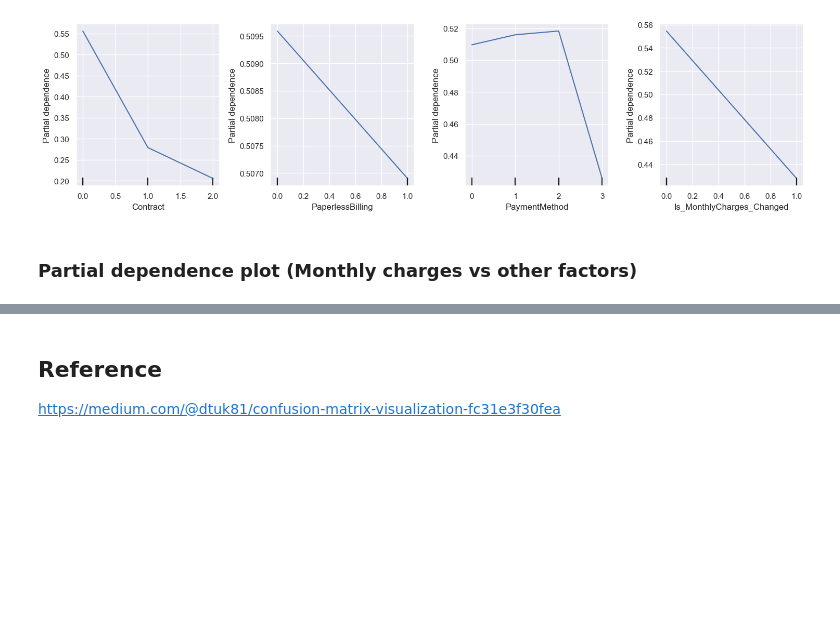
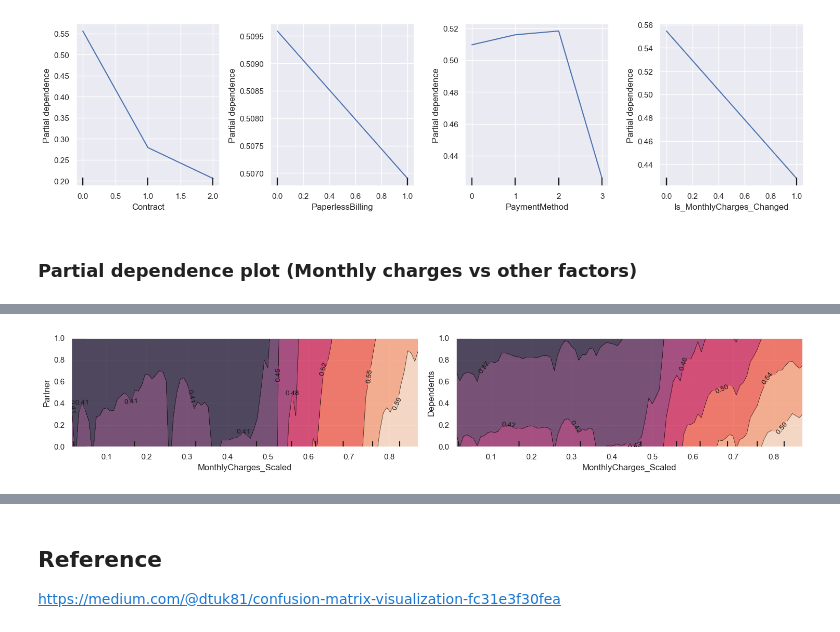
Before and after one commit to Lavinialau/Telecom-churn, a Jupyter notebook: 01_code/0_summary.ipynb, the cells around one changed output, grey strips where cells are left out. Drawn from its saved outputs; the diff is of its cells as text; code cells hidden in the pictures; blank space fills up the shorter version.

```diff
--- a/01_code/0_summary.ipynb
+++ b/01_code/0_summary.ipynb
@@ -792,8 +774,8 @@ Tipping point for MonthlyCharges: 68.5
 Tipping point for tenure: 28.8
 Tipping point for TotalCharges: 1736.96
 # %%
-feature_names = ['Partner', 'Dependents']
-plot_pdp_1D(feature_names, 1, 2, 4)
+var_demo_ml = ['Partner', 'Dependents']
+plot_pdp_1D(var_demo_ml, 1, 2, 4)
 # %% [output]
 [figure]
 # %%
@@ -820,16 +802,12 @@ plot_pdp_1D(feature_names, 1, 4, 4)
 # %% [markdown]
 ### Partial dependence plot (Monthly charges vs other factors)
 # %%
-def pdp_2D(feature_name):
-    fig, ax = plt.subplots(figsize=(8, 6))
-    PartialDependenceDisplay.from_estimator(rf_model, X_test_rf, [('MonthlyCharges_Scaled', feature_name)], ax=ax)
+def plot_pdp_2D(variables, nrow, ncol, size):
+    fig, axes = plt.subplots(nrow, ncol, figsize=(15, size))
+    axes = axes.flatten()
 
+    for i in range(len(variables)):         # Iterate over indices (because ax needs index too)
+        PartialDependenceDisplay.from_estimator(rf_model, X_test_rf, [('MonthlyCharges_Scaled', variables[i])], ax=axes[i])
 
-fig, ax = plt.subplots(1, 3, figsize=(5, 5))
-ax = ax.flatten()
-
-for i in range(len(X_train_rf.columns)):         # Iterate over indices (because ax needs index too)
-    PartialDependenceDisplay.from_estimator(rf_model, X_test_rf, [X_train_rf.columns[i]], ax=ax[i])
-
-plt.tight_layout()
-plt.show()
+    plt.tight_layout()
+    plt.show()
@@ -868,0 +814,4 @@ ValueError: Feature 'PhoneServiceStreamingTV' not in feature_names
+# %%
+plot_pdp_2D(var_demo_ml, 1, 2, 3)
+# %% [output]
+[figure, added]
```
Also changed, not shown: parts of 8 cells of this notebook.
